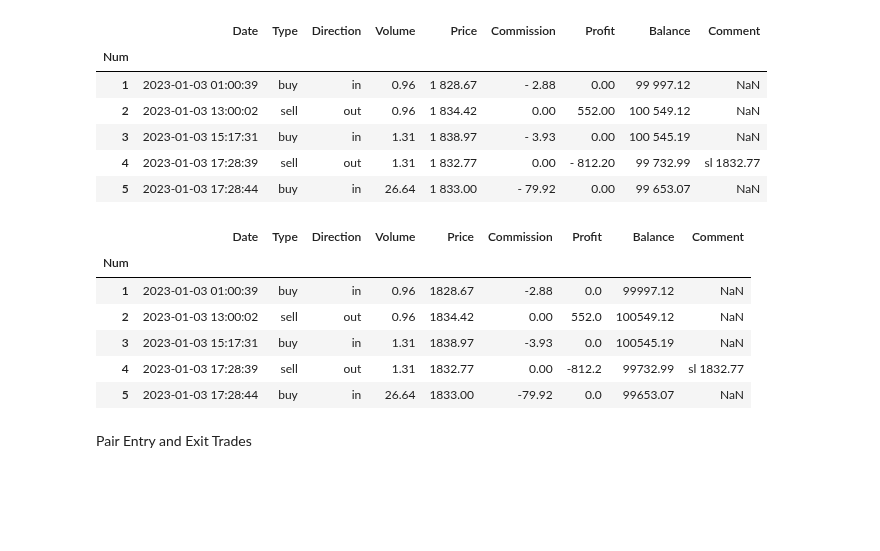
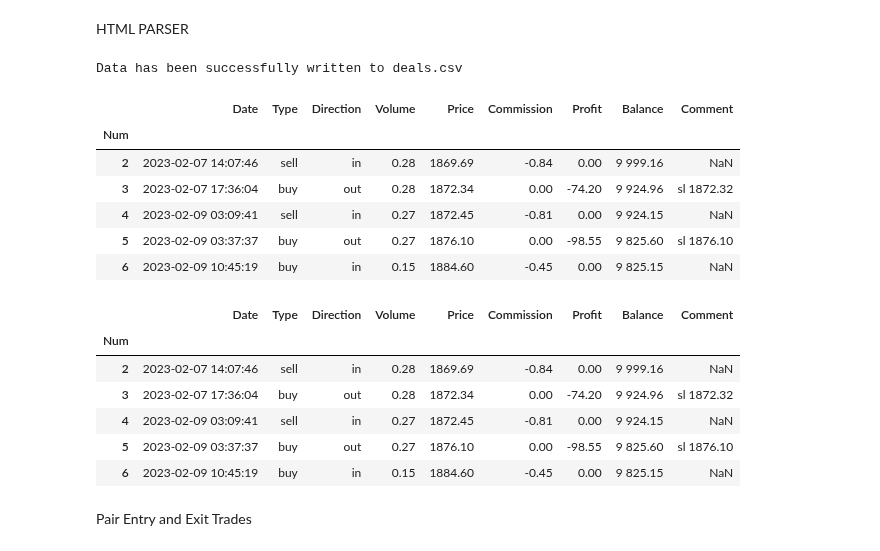
Before and after one commit to najdshad/Trading, a Jupyter notebook: src/prepare_trades.ipynb, the cells around one changed output. Saved outputs shown, nothing was run; the diff lists cells and outputs as text; code cells hidden in the pictures; blank space fills up the shorter version.

```diff
--- a/src/prepare_trades.ipynb
+++ b/src/prepare_trades.ipynb
@@ -3,42 +5,81 @@ import pandas as pd
+# %% [markdown]
+HTML PARSER
+# %%
+# Read the HTML content (assuming it's saved as 'cc.html')
+with open('..\\data\\backtest_results.html', 'r', encoding='utf-8') as file:
+    html_content = file.read()
+
+# Parse HTML with BeautifulSoup
+soup = BeautifulSoup(html_content, 'html.parser')
+
+# Find the table
+table = soup.find('table')
+
+# Extract headers
+headers = []
+header_row = table.find('tr', bgcolor="#E5F0FC")  # Find the header row by its background color
+for th in header_row.find_all('td'):
+    headers.append(th.text.strip())
+
+# Extract data rows
+data_rows = []
+for tr in table.find_all('tr')[2:-2]:  # Skip header rows and footer rows
+    row = []
+    for td in tr.find_all('td'):
+        row.append(td.text.strip())
+    data_rows.append(row)
+
+# Write to CSV
+output_file = 'deals.csv'
+with open(output_file, 'w', newline='', encoding='utf-8') as csvfile:
+    writer = csv.writer(csvfile)
+
+    # Write headers
+    writer.writerow(headers)
+
+    # Write data rows
+    writer.writerows(data_rows)
+
+print(f"Data has been successfully written to {output_file}")
+# %% [output]
+Data has been successfully written to deals.csv
 # %%
 # Load backtest results
-file_path = '..\\data\\backtest_results.csv'  # Update with your actual file path
+file_path = 'deals.csv'  # Update with your actual file path
 data = pd.read_csv(file_path)
 
 # Ensure datetime format if there's a timestamp column
 if 'Date' in data.columns:
     data['Date'] = pd.to_datetime(data['Date'])
     data.set_index('Num', inplace=True)
 
-data.drop(columns=['Swap', 'Symbol', 'Order', 'Unnamed: 0'], inplace=True)
+data.drop(columns=['Swap', 'Symbol', 'Order'], inplace=True)
 
 # Inspect the data
 data.head()
 # %% [output]
 |  | Date | Type | Direction | Volume | Price | Commission | Profit | Balance | Comment |
 | Num |  |  |  |  |  |  |  |  |  |
-| 1 | 2023-01-03 01:00:39 | buy | in | 0.96 | 1 828.67 | - 2.88 | 0.00 | 99 997.12 | NaN |
-| 2 | 2023-01-03 13:00:02 | sell | out | 0.96 | 1 834.42 | 0.00 | 552.00 | 100 549.12 | NaN |
-| 3 | 2023-01-03 15:17:31 | buy | in | 1.31 | 1 838.97 | - 3.93 | 0.00 | 100 545.19 | NaN |
-| 4 | 2023-01-03 17:28:39 | sell | out | 1.31 | 1 832.77 | 0.00 | - 812.20 | 99 732.99 | sl 1832.77 |
-| 5 | 2023-01-03 17:28:44 | buy | in | 26.64 | 1 833.00 | - 79.92 | 0.00 | 99 653.07 | NaN |
+| 2 | 2023-02-07 14:07:46 | sell | in | 0.28 | 1869.69 | -0.84 | 0.00 | 9 999.16 | NaN |
+| 3 | 2023-02-07 17:36:04 | buy | out | 0.28 | 1872.34 | 0.00 | -74.20 | 9 924.96 | sl 1872.32 |
+| 4 | 2023-02-09 03:09:41 | sell | in | 0.27 | 1872.45 | -0.81 | 0.00 | 9 924.15 | NaN |
+| 5 | 2023-02-09 03:37:37 | buy | out | 0.27 | 1876.10 | 0.00 | -98.55 | 9 825.60 | sl 1876.10 |
+| 6 | 2023-02-09 10:45:19 | buy | in | 0.15 | 1884.60 | -0.45 | 0.00 | 9 825.15 | NaN |
 # %%
 # Clean numeric columns (remove spaces and convert to float)
 numeric_cols = ['Price', 'Commission', 'Profit', 'Balance']
-for col in numeric_cols:
-    data[col] = data[col].str.replace(' ', '').astype(float)
-
+data[numeric_cols] = data[numeric_cols].astype(str).apply(lambda x: x.str.replace(' ', '').astype(float))
 # Convert 'Date' to datetime
 data['Date'] = pd.to_datetime(data['Date'])
 data.head()
 # %% [output]
 |  | Date | Type | Direction | Volume | Price | Commission | Profit | Balance | Comment |
 | Num |  |  |  |  |  |  |  |  |  |
-| 1 | 2023-01-03 01:00:39 | buy | in | 0.96 | 1828.67 | -2.88 | 0.0 | 99997.12 | NaN |
-| 2 | 2023-01-03 13:00:02 | sell | out | 0.96 | 1834.42 | 0.00 | 552.0 | 100549.12 | NaN |
-| 3 | 2023-01-03 15:17:31 | buy | in | 1.31 | 1838.97 | -3.93 | 0.0 | 100545.19 | NaN |
-| 4 | 2023-01-03 17:28:39 | sell | out | 1.31 | 1832.77 | 0.00 | -812.2 | 99732.99 | sl 1832.77 |
-| 5 | 2023-01-03 17:28:44 | buy | in | 26.64 | 1833.00 | -79.92 | 0.0 | 99653.07 | NaN |
+| 2 | 2023-02-07 14:07:46 | sell | in | 0.28 | 1869.69 | -0.84 | 0.00 | 9 999.16 | NaN |
+| 3 | 2023-02-07 17:36:04 | buy | out | 0.28 | 1872.34 | 0.00 | -74.20 | 9 924.96 | sl 1872.32 |
+| 4 | 2023-02-09 03:09:41 | sell | in | 0.27 | 1872.45 | -0.81 | 0.00 | 9 924.15 | NaN |
+| 5 | 2023-02-09 03:37:37 | buy | out | 0.27 | 1876.10 | 0.00 | -98.55 | 9 825.60 | sl 1876.10 |
+| 6 | 2023-02-09 10:45:19 | buy | in | 0.15 | 1884.60 | -0.45 | 0.00 | 9 825.15 | NaN |
 # %% [markdown]
 Pair Entry and Exit Trades
 # %%
```
Also changed, not shown: parts of 3 cells of this notebook, 3 other files.
